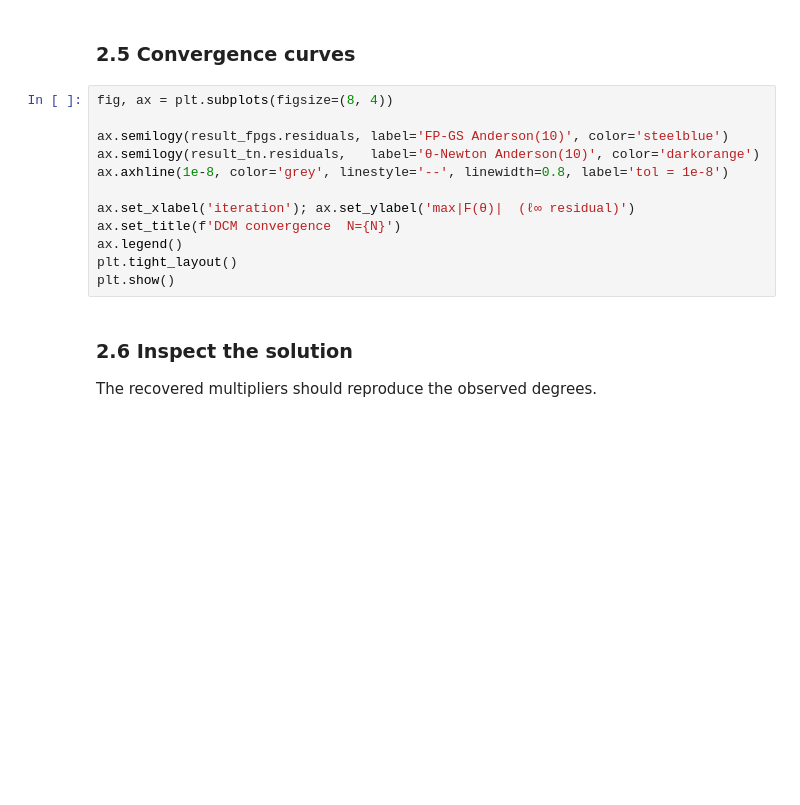
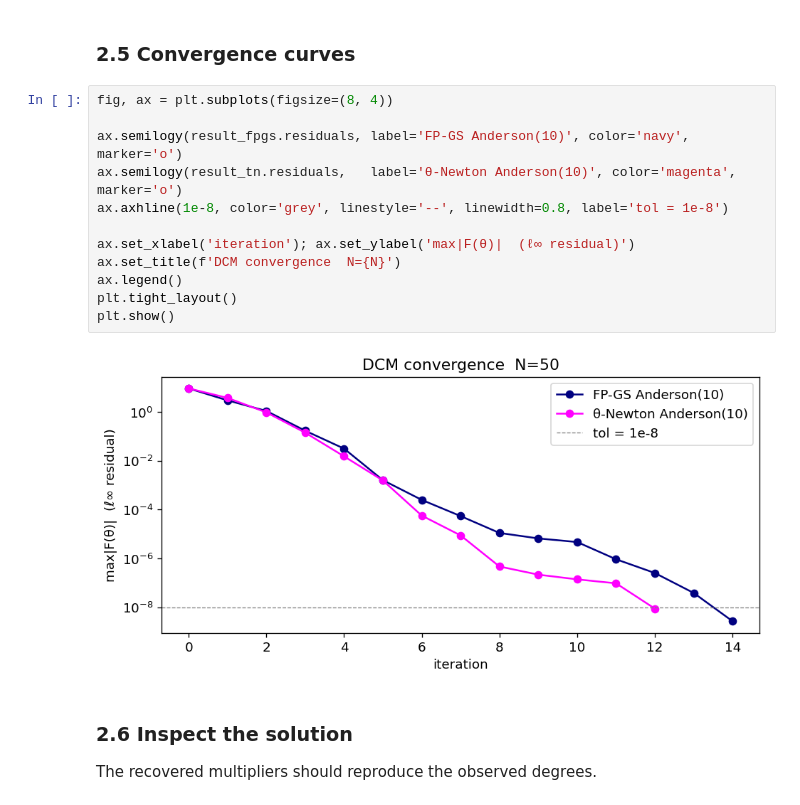
Before and after one commit to fabiosaracco/dcms, a Jupyter notebook: dcms_tutorial.ipynb, the cells around one changed output. Cells and saved outputs as stored; diff of their text form; blank space fills up the shorter version.

```diff
--- a/dcms_tutorial.ipynb
+++ b/dcms_tutorial.ipynb
@@ -143,15 +161,17 @@ print(f'  time (s)    = {result_tn.elapsed_time:.3f}')
 # %%
 fig, ax = plt.subplots(figsize=(8, 4))
 
-ax.semilogy(result_fpgs.residuals, label='FP-GS Anderson(10)', color='steelblue')
-ax.semilogy(result_tn.residuals,   label='θ-Newton Anderson(10)', color='darkorange')
+ax.semilogy(result_fpgs.residuals, label='FP-GS Anderson(10)', color='navy', marker='o')
+ax.semilogy(result_tn.residuals,   label='θ-Newton Anderson(10)', color='magenta', marker='o')
 ax.axhline(1e-8, color='grey', linestyle='--', linewidth=0.8, label='tol = 1e-8')
 
 ax.set_xlabel('iteration'); ax.set_ylabel('max|F(θ)|  (ℓ∞ residual)')
 ax.set_title(f'DCM convergence  N={N}')
 ax.legend()
 plt.tight_layout()
 plt.show()
+# %% [output]
+[figure, added]
 # %% [markdown]
 ### 2.6 Inspect the solution
 
```
Also changed, not shown: parts of 21 cells of this notebook, 1 other file.
